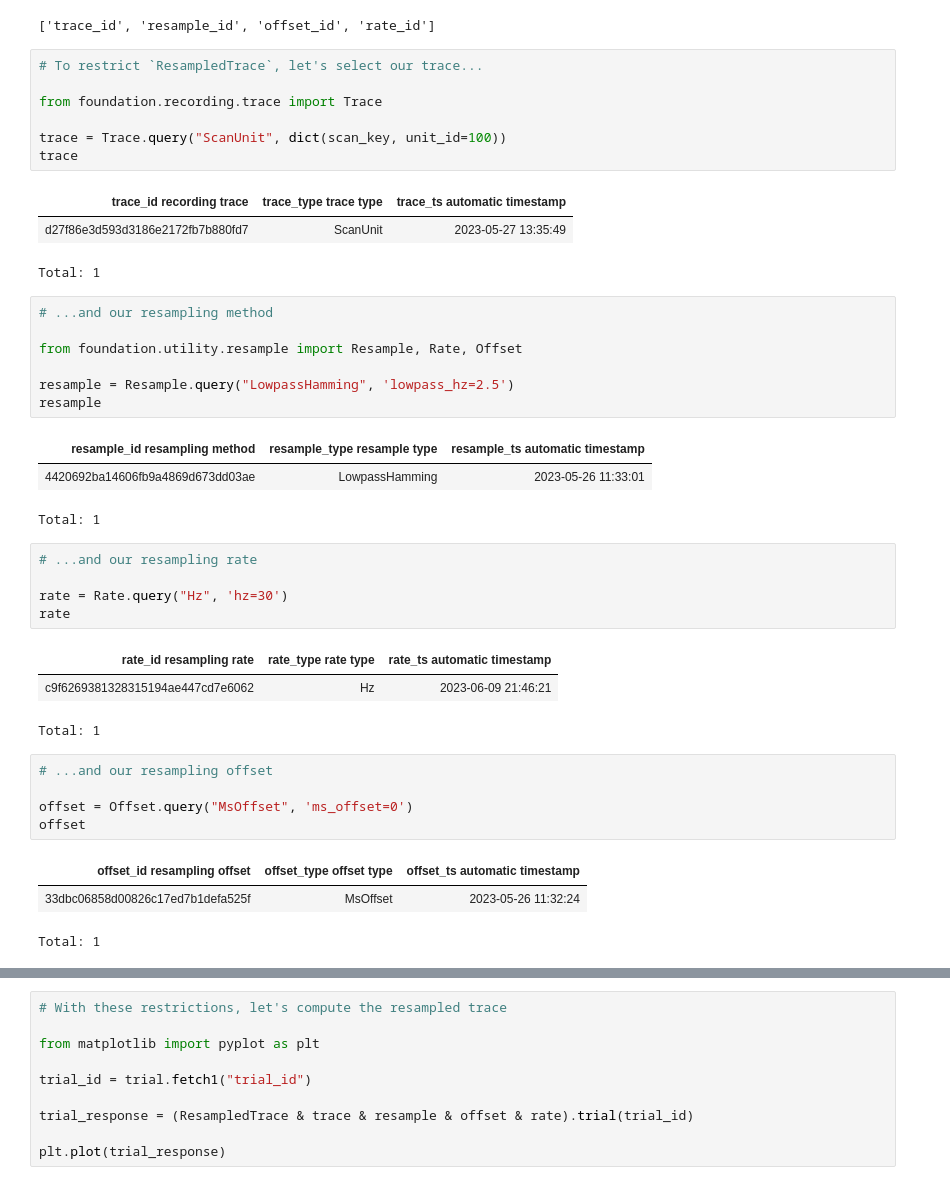
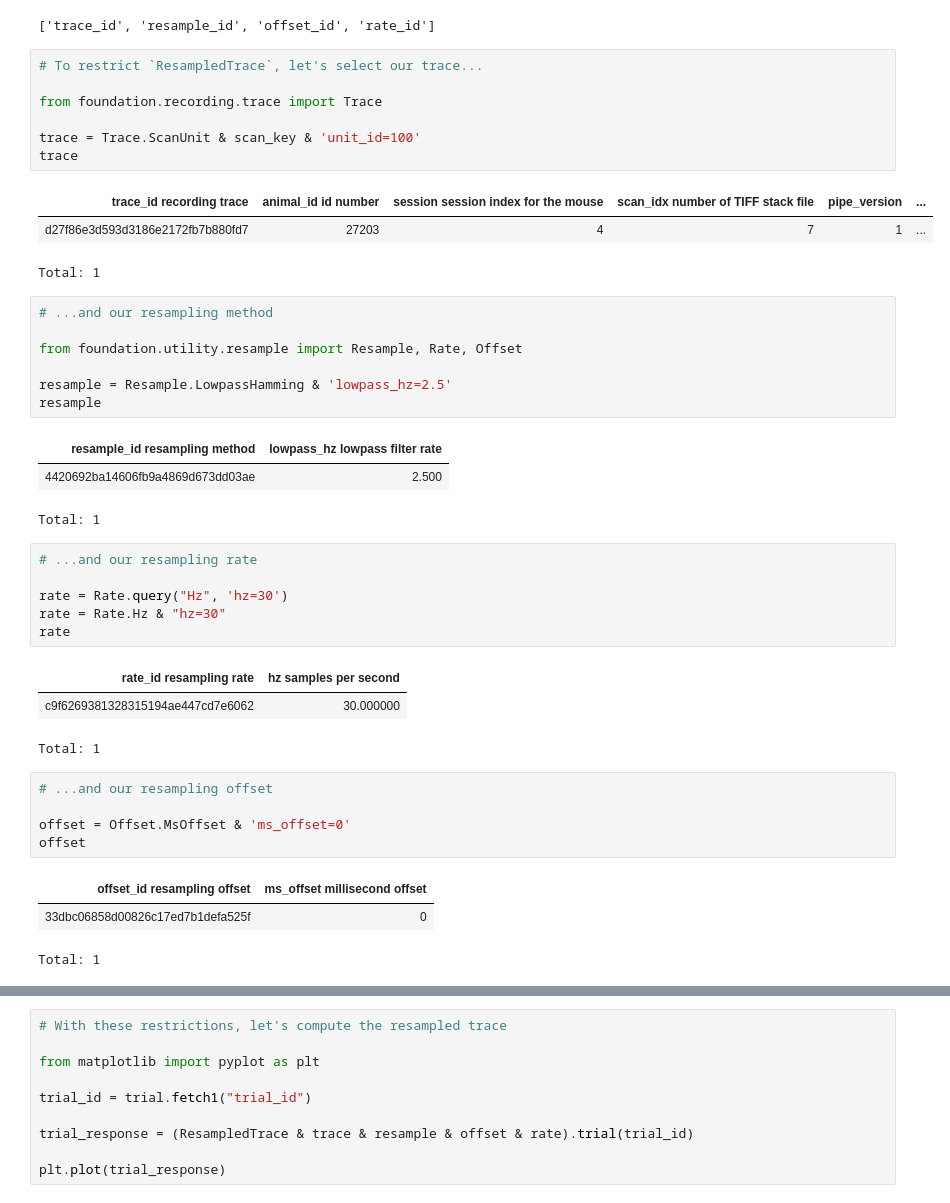
Before and after one commit to cajal/foundation, a Jupyter notebook: demos/3) Recording.ipynb, the cells around one changed output, grey strips where cells are left out. Drawn from its saved outputs; the diff is of its cells as text.

```diff
--- a/demos/3) Recording.ipynb
+++ b/demos/3) Recording.ipynb
@@ -71,42 +71,43 @@ ResampledTrace.primary_key
 # %%
 # To restrict `ResampledTrace`, let's select our trace...
 
 from foundation.recording.trace import Trace
 
-trace = Trace.query("ScanUnit", dict(scan_key, unit_id=100))
+trace = Trace.ScanUnit & scan_key & 'unit_id=100'
 trace
 # %% [output]
-| trace_id recording trace | trace_type trace type | trace_ts automatic timestamp |
-| d27f86e3d593d3186e2172fb7b880fd7 | ScanUnit | 2023-05-27 13:35:49 |
+| trace_id recording trace | animal_id id number | session session index for the mouse | scan_idx number of TIFF stack file | pipe_version | ... |
+| d27f86e3d593d3186e2172fb7b880fd7 | 27203 | 4 | 7 | 1 | ... |
 Total: 1
 # %%
 # ...and our resampling method
 
 from foundation.utility.resample import Resample, Rate, Offset
 
-resample = Resample.query("LowpassHamming", 'lowpass_hz=2.5')
+resample = Resample.LowpassHamming & 'lowpass_hz=2.5'
 resample
 # %% [output]
-| resample_id resampling method | resample_type resample type | resample_ts automatic timestamp |
-| 4420692ba14606fb9a4869d673dd03ae | LowpassHamming | 2023-05-26 11:33:01 |
+| resample_id resampling method | lowpass_hz lowpass filter rate |
+| 4420692ba14606fb9a4869d673dd03ae | 2.500 |
 Total: 1
 # %%
 # ...and our resampling rate
 
 rate = Rate.query("Hz", 'hz=30')
+rate = Rate.Hz & "hz=30"
 rate
 # %% [output]
-| rate_id resampling rate | rate_type rate type | rate_ts automatic timestamp |
-| c9f6269381328315194ae447cd7e6062 | Hz | 2023-06-09 21:46:21 |
+| rate_id resampling rate | hz samples per second |
+| c9f6269381328315194ae447cd7e6062 | 30.000000 |
 Total: 1
 # %%
 # ...and our resampling offset
 
-offset = Offset.query("MsOffset", 'ms_offset=0')
+offset = Offset.MsOffset & 'ms_offset=0'
 offset
 # %% [output]
-| offset_id resampling offset | offset_type offset type | offset_ts automatic timestamp |
-| 33dbc06858d00826c17ed7b1defa525f | MsOffset | 2023-05-26 11:32:24 |
+| offset_id resampling offset | ms_offset millisecond offset |
+| 33dbc06858d00826c17ed7b1defa525f | 0 |
 Total: 1
 # %%
 # Finally, let's select our trial
```
Also changed, not shown: parts of 1 cell of this notebook.
